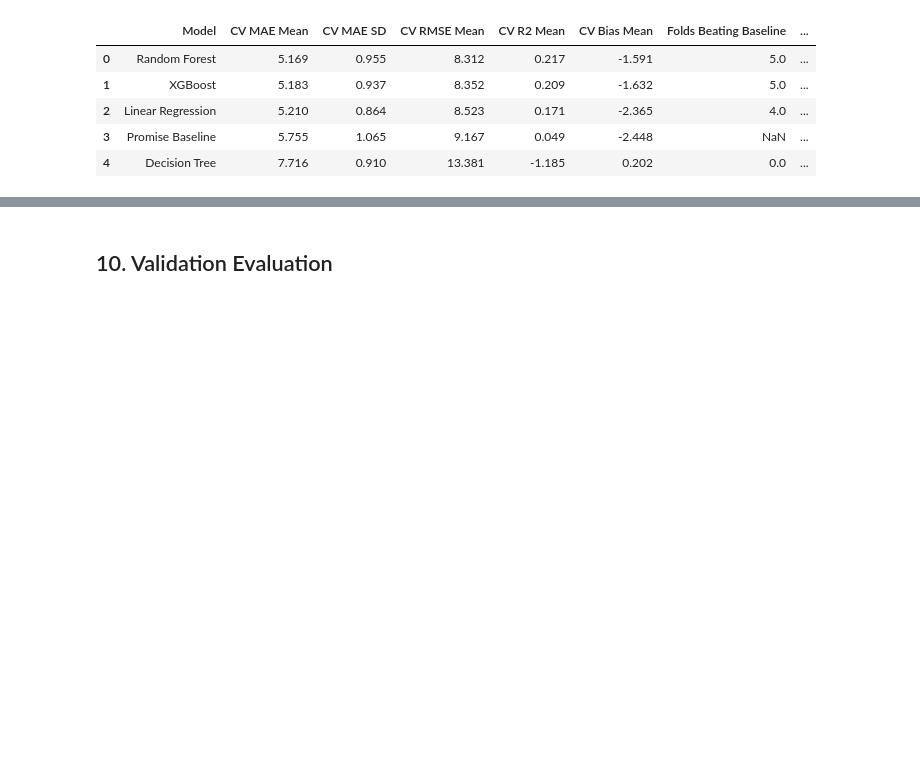
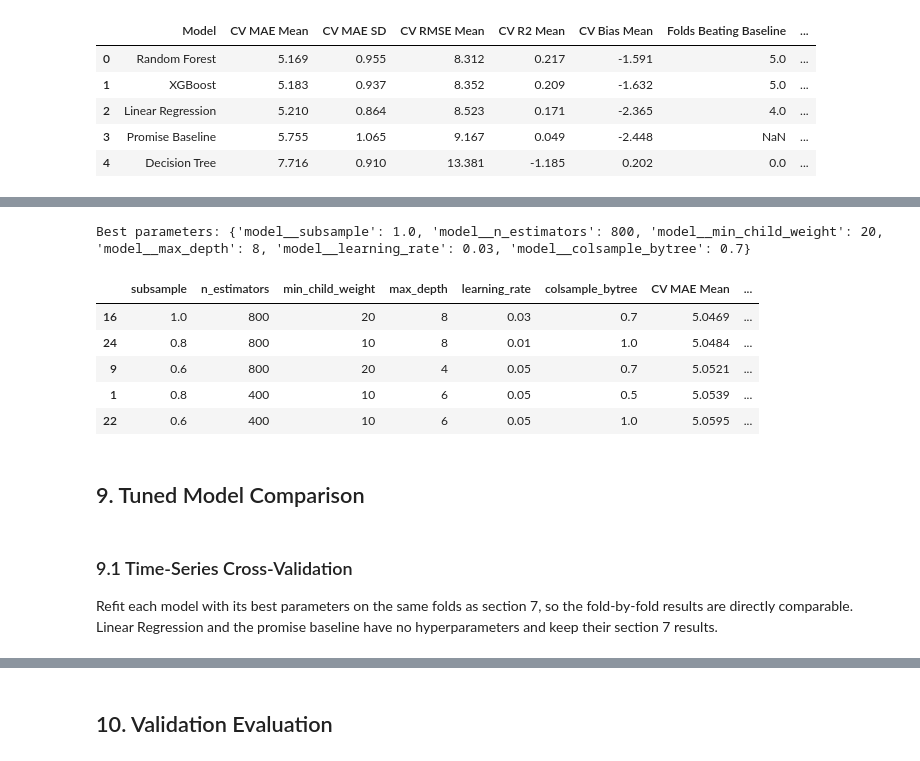
Before and after one commit to zhuamnq/Team2_IT5006_Ecommerce_Analytics_AY2627Sem1, a Jupyter notebook: notebooks/05_regression_delivery_time.ipynb, the cells around one changed output, grey strips where cells are left out. Saved outputs shown, nothing was run; the diff lists cells and outputs as text; code cells hidden in the pictures; blank space fills up the shorter version.

```diff
--- a/notebooks/05_regression_delivery_time.ipynb
+++ b/notebooks/05_regression_delivery_time.ipynb
@@ -301,0 +394,20 @@ display(cv_summary.round(3))
+# %%
+random_forest_search = RandomizedSearchCV(
+    clone(random_forest_model).set_params(model__n_estimators=200),
+    {
+        "model__max_depth": [None, 15, 20, 30],
+        "model__min_samples_leaf": [1, 5, 10, 20, 50, 100],
+        "model__max_features": [0.2, 0.33, 0.5, 0.7],
+    },
+    n_iter=15,
+    scoring=mae_days,
+    cv=cv_folds,
+    random_state=RANDOM_STATE,
+    refit=False,
+).fit(X_train_tree, y_train_ratio)
+
+best_params["Random Forest"] = {
+    "model__n_estimators": 200, **random_forest_search.best_params_
+}
+print("Best parameters:", best_params["Random Forest"])
+display(search_summary(random_forest_search))
@@ -301,0 +426,35 @@ display(cv_summary.round(3))
+# %%
+xgboost_search = RandomizedSearchCV(
+    xgboost_model,
+    {
+        "model__learning_rate": [0.01, 0.03, 0.05, 0.1],
+        "model__n_estimators": [200, 400, 600, 800],
+        "model__max_depth": [3, 4, 6, 8],
+        "model__min_child_weight": [1, 5, 10, 20],
+        "model__subsample": [0.6, 0.8, 1.0],
+        "model__colsample_bytree": [0.5, 0.7, 1.0],
+    },
+    n_iter=25,
+    scoring=mae_days,
+    cv=cv_folds,
+    random_state=RANDOM_STATE,
+    refit=False,
+).fit(X_train_tree, y_train_ratio)
+
+best_params["XGBoost"] = xgboost_search.best_params_
+print("Best parameters:", xgboost_search.best_params_)
+display(search_summary(xgboost_search))
+# %% [output]
+Best parameters: {'model__subsample': 1.0, 'model__n_estimators': 800, 'model__min_child_weight': 20, 'model__max_depth': 8, 'model__learning_rate': 0.03, 'model__colsample_bytree': 0.7}
+|  | subsample | n_estimators | min_child_weight | max_depth | learning_rate | colsample_bytree | CV MAE Mean | ... |
+| 16 | 1.0 | 800 | 20 | 8 | 0.03 | 0.7 | 5.0469 | ... |
+| 24 | 0.8 | 800 | 10 | 8 | 0.01 | 1.0 | 5.0484 | ... |
+| 9 | 0.6 | 800 | 20 | 4 | 0.05 | 0.7 | 5.0521 | ... |
+| 1 | 0.8 | 400 | 10 | 6 | 0.05 | 0.5 | 5.0539 | ... |
+| 22 | 0.6 | 400 | 10 | 6 | 0.05 | 1.0 | 5.0595 | ... |
+# %% [markdown]
+## 9. Tuned Model Comparison
+# %% [markdown]
+### 9.1 Time-Series Cross-Validation
+
+Refit each model with its best parameters on the same folds as section 7, so the fold-by-fold results are directly comparable. Linear Regression and the promise baseline have no hyperparameters and keep their section 7 results.
```
Also changed, not shown: parts of 20 cells of this notebook.
